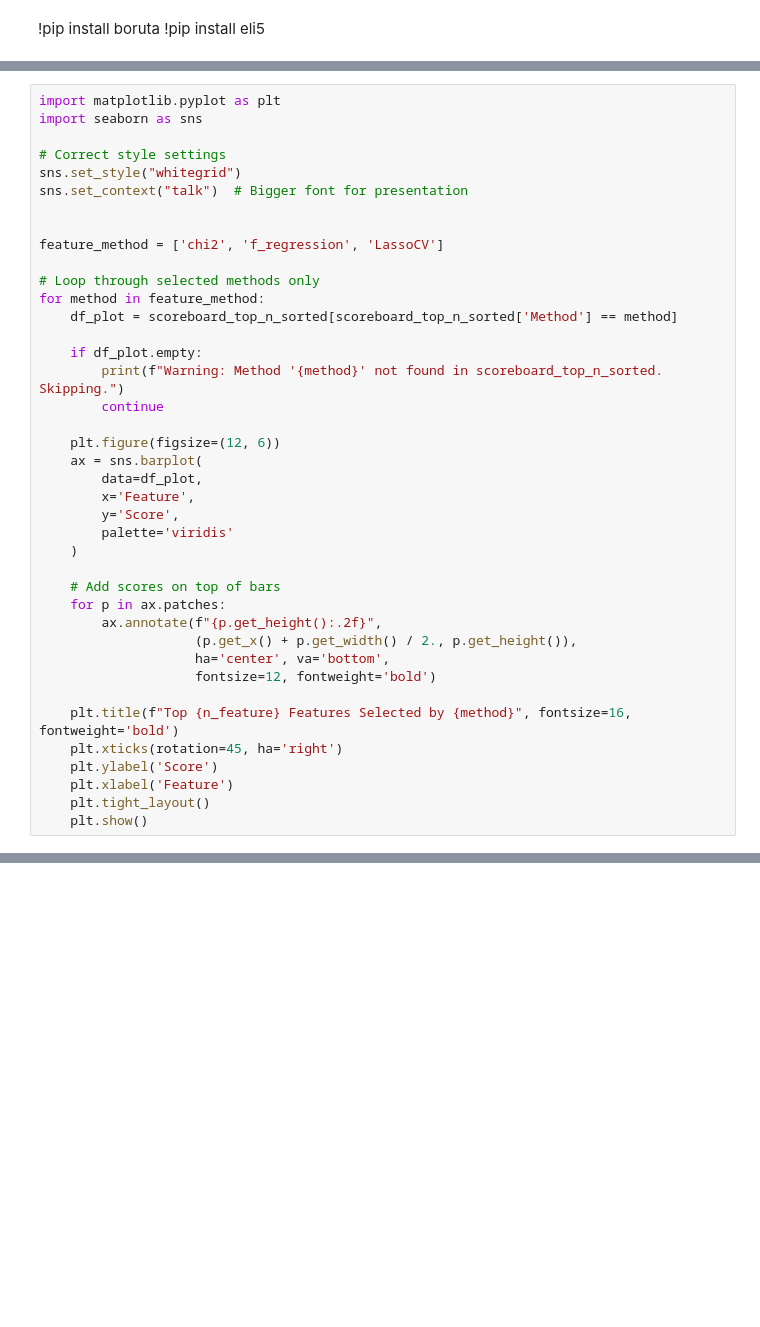
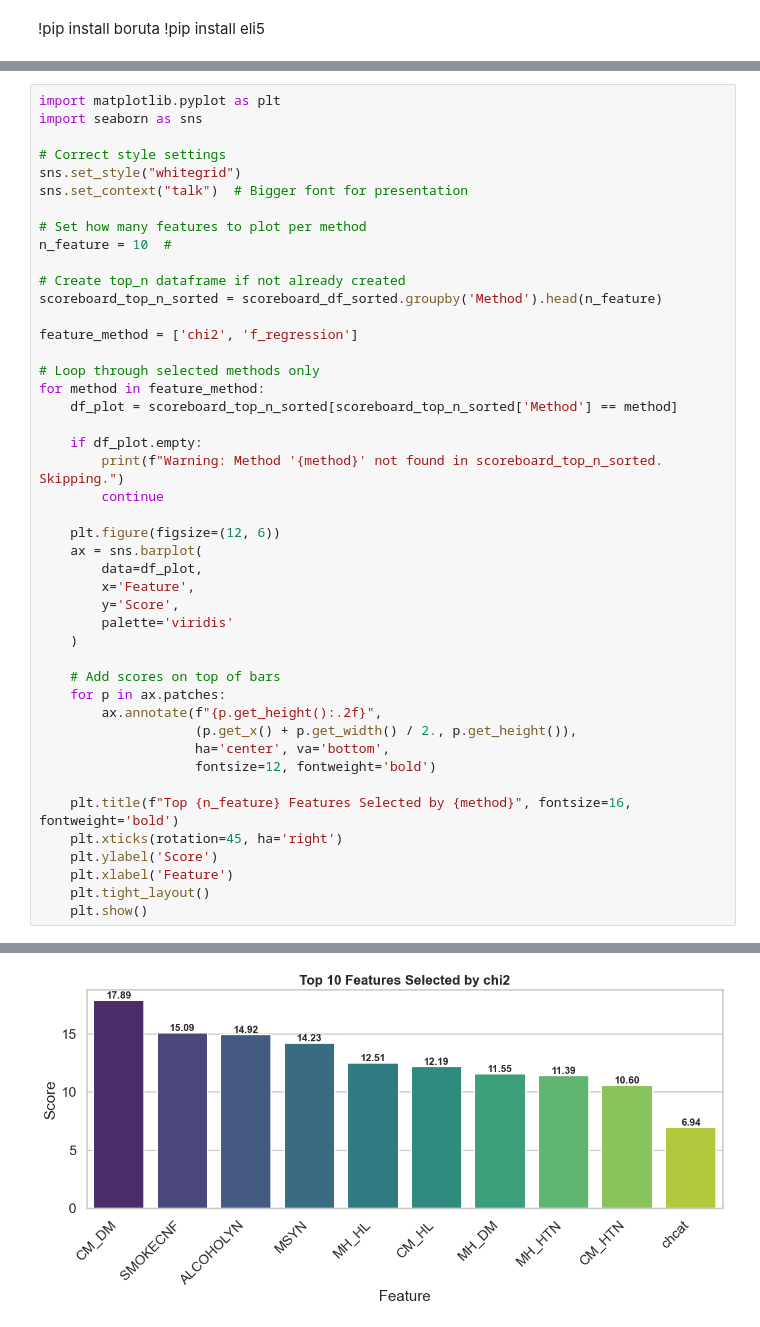
Before and after one commit to RafsanJany-UST/CODE_With_SHA, a Jupyter notebook: MY/Triassic_1.ipynb, the cells around one changed output, grey strips where cells are left out. Saved outputs shown, nothing was run; the diff lists cells and outputs as text; blank space fills up the shorter version.

```diff
--- a/MY/Triassic_1.ipynb
+++ b/MY/Triassic_1.ipynb
@@ -525,8 +538,13 @@ import seaborn as sns
 sns.set_style("whitegrid")
 sns.set_context("talk")  # Bigger font for presentation
 
+# Set how many features to plot per method
+n_feature = 10  #
 
-feature_method = ['chi2', 'f_regression', 'LassoCV']
+# Create top_n dataframe if not already created
+scoreboard_top_n_sorted = scoreboard_df_sorted.groupby('Method').head(n_feature)
+
+feature_method = ['chi2', 'f_regression']
 
 # Loop through selected methods only
 for method in feature_method:
@@ -557,3 +575,4 @@ for method in feature_method:
     plt.xlabel('Feature')
     plt.tight_layout()
     plt.show()
+# %% [output]
@@ -559,0 +582 @@ for method in feature_method:
+[figure, added]
```
Also changed, not shown: parts of 34 cells of this notebook, 1 other file.
